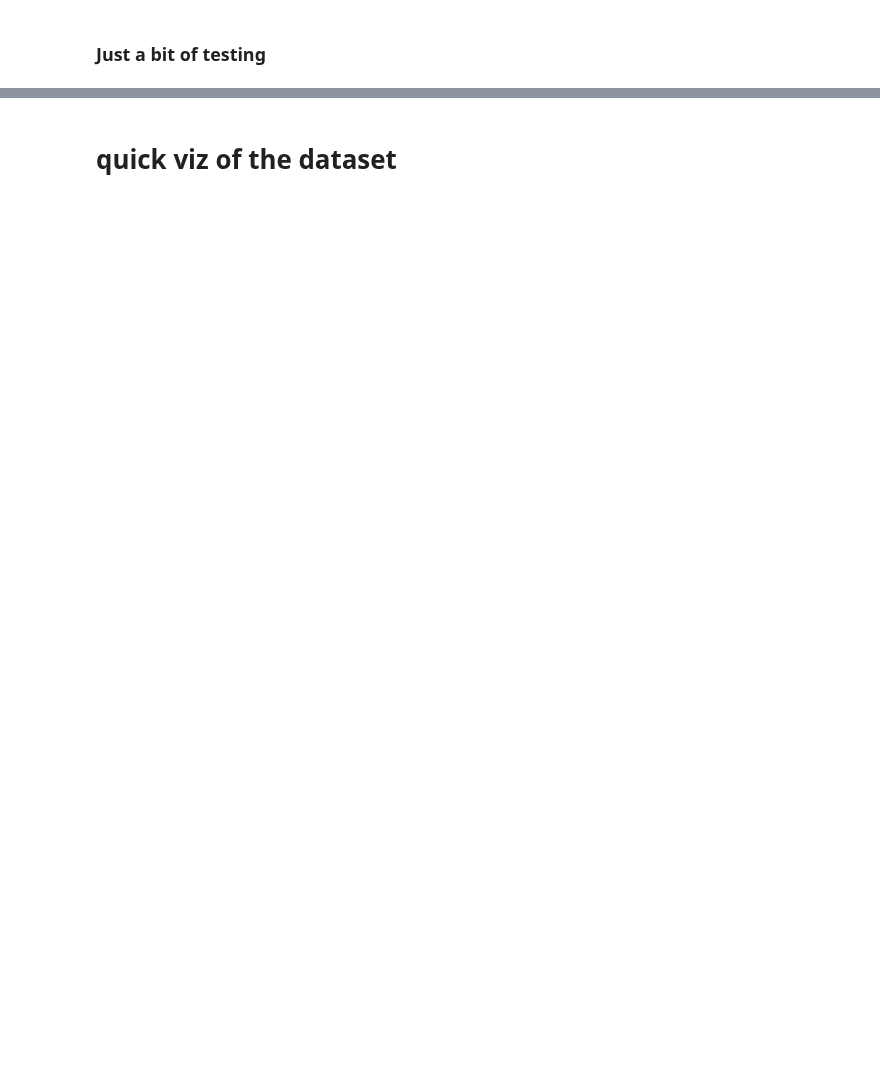
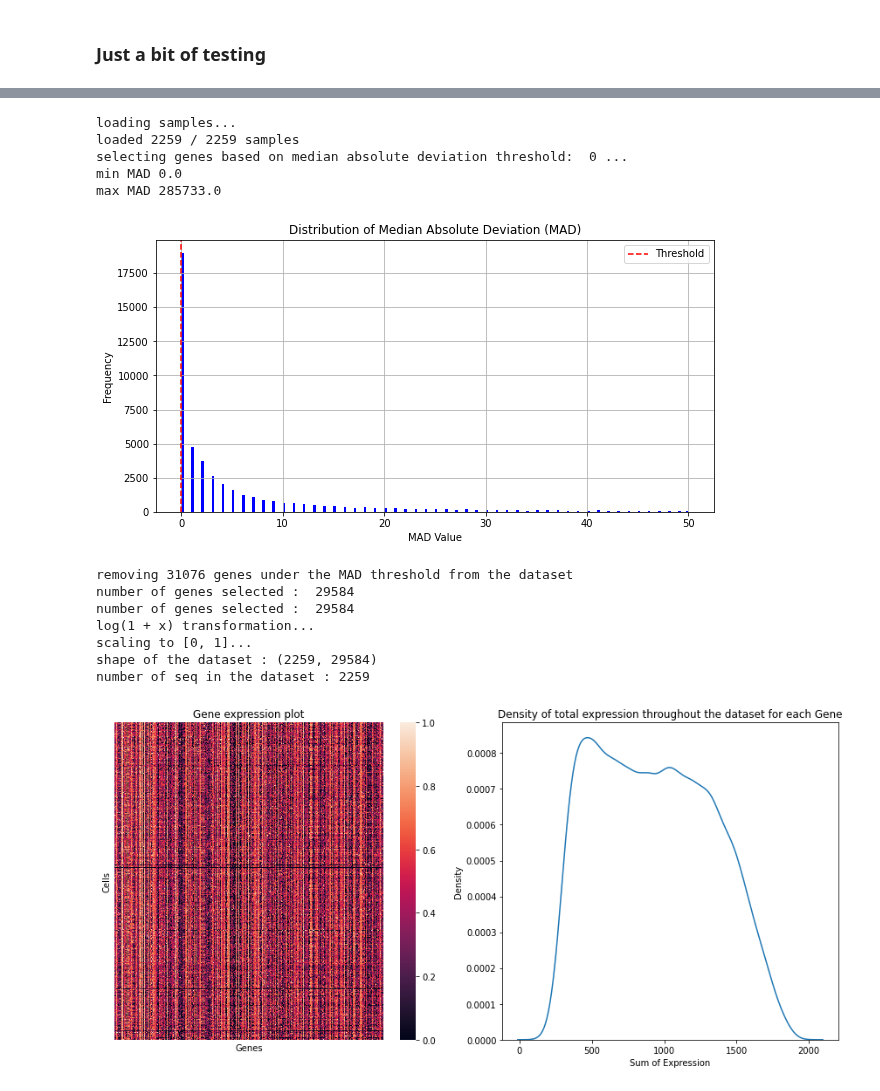
Before and after one commit to aygalic/biosequence_encoding, a Jupyter notebook: preprocess/Data_Analysis_cancer.ipynb, the cells around one changed output, grey strips where cells are left out. Cells and saved outputs as stored; diff of their text form; code cells hidden in the pictures; blank space fills up the shorter version.

```diff
--- a/preprocess/Data_Analysis_cancer.ipynb
+++ b/preprocess/Data_Analysis_cancer.ipynb
@@ -207,2 +145,0 @@ data
-# %% [markdown]
-# quick viz of the dataset
@@ -222,0 +146,23 @@ visualisation.dataset_plot(data)
+# %%
+dataset, index_names, n_genes, gene_names = data_handler.generate_dataset_cancer(
+    feature_selection_threshold = 0,
+    log1p = True,
+    min_max = True)
+
+#data = np.concatenate(list(dataset.as_numpy_iterator()), axis=0)
+visualisation.dataset_plot(dataset)
+# %% [output]
+loading samples...
+loaded 2259 / 2259 samples
+selecting genes based on median absolute deviation threshold:  0 ...
+min MAD 0.0
+max MAD 285733.0
+[figure, added]
+removing 31076 genes under the MAD threshold from the dataset
+number of genes selected :  29584
+number of genes selected :  29584
+log(1 + x) transformation...
+scaling to [0, 1]...
+shape of the dataset : (2259, 29584)
+number of seq in the dataset : 2259
+[figure, added]
```
Also changed, not shown: parts of 10 cells of this notebook, 3 other files.
